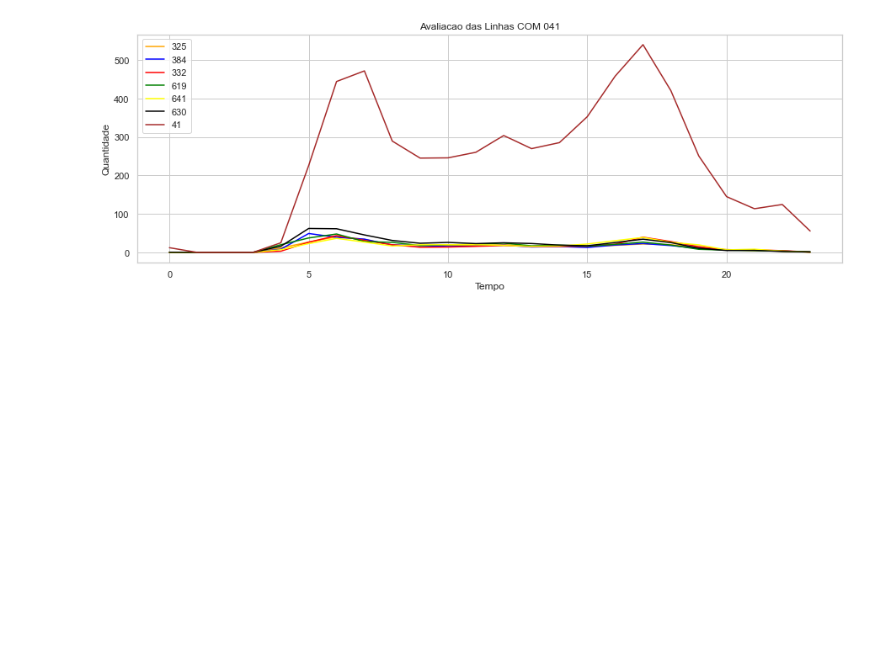
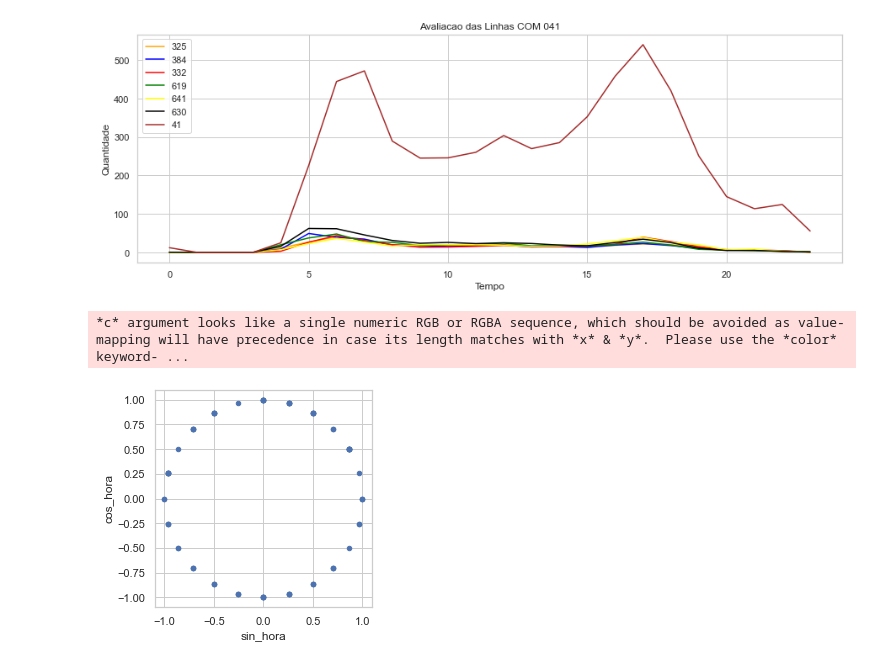
Before and after one commit to medeirosvictor/ds-mobilidade-urbana-fortaleza, a Jupyter notebook: Data-Visualization.ipynb, the cells around one changed output. Drawn from its saved outputs; the diff is of its cells as text; code cells hidden in the pictures; blank space fills up the shorter version.

```diff
--- a/Data-Visualization.ipynb
+++ b/Data-Visualization.ipynb
@@ -154,3 +181,33 @@ plt.show()
 # %% [output]
 [figure]
 [figure]
+# %%
+%matplotlib inline
+import matplotlib.pyplot as plt
+import pandas as pd
+import numpy as np
+def rand_times(n):
+    """Generate n rows of random 24-hour times (seconds past midnight)"""
+    rand_seconds = np.random.randint(0, 24, n)
+    return pd.DataFrame(data=dict(seconds=rand_seconds))
+
+n_rows = 1000
+
+df = rand_times(n_rows)
+# sort for the sake of graphing
+df = df.sort_values('seconds').reset_index(drop=True)
+df.head()
+
+seconds_in_day = 24
+
+df['sin_hora'] = np.sin(2*np.pi*df.seconds/seconds_in_day)
+df['cos_hora'] = np.cos(2*np.pi*df.seconds/seconds_in_day)
+
+df.drop('seconds', axis=1, inplace=True)
+
+df.head()
+
+df.sample(80).plot.scatter('sin_hora','cos_hora').set_aspect('equal');
+# %% [output]
+*c* argument looks like a single numeric RGB or RGBA sequence, which should be avoided as value-mapping will have precedence in case its length matches with *x* & *y*.  Please use the *color* keyword- ...
+[figure, added]
```
Also changed, not shown: parts of 4 cells of this notebook, 11 other files.
